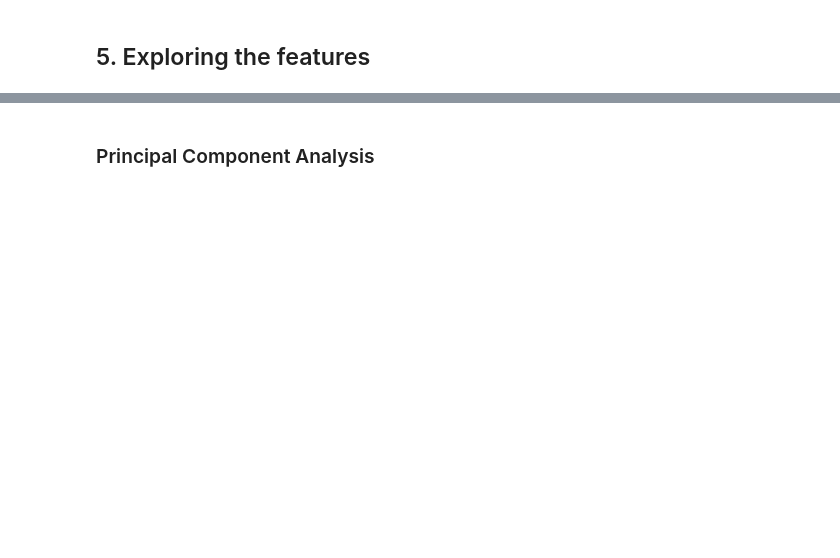
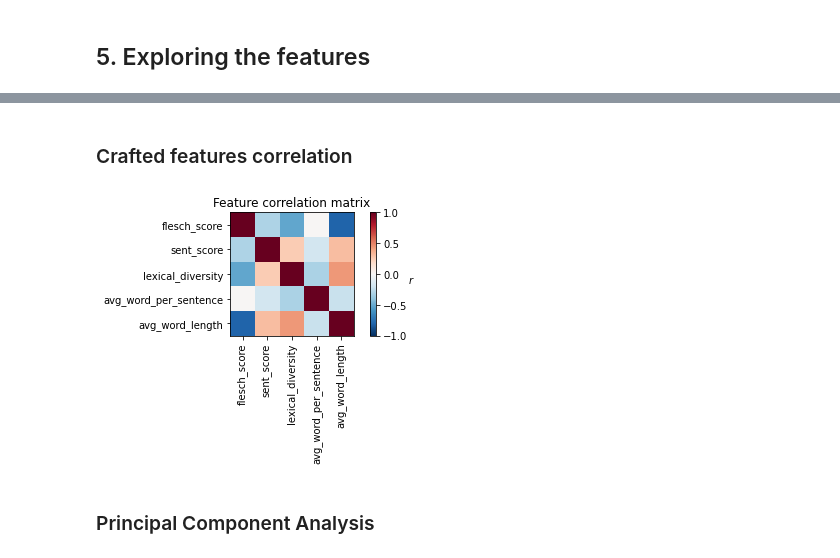
Before and after one commit to mkorob/AI_Authorship_Attribution, a Jupyter notebook: src/gpt-who.ipynb, the cells around one changed output, grey strips where cells are left out. Drawn from its saved outputs; the diff is of its cells as text; code cells hidden in the pictures; blank space fills up the shorter version.

```diff
--- a/src/gpt-who.ipynb
+++ b/src/gpt-who.ipynb
@@ -383,2 +431,28 @@ predictions_LR = run_classifier(X_train, y_train, X_val, y_val, clf)
+# %% [markdown]
+### Crafted features correlation
+# %%
+from sklearn.preprocessing import StandardScaler
+import matplotlib.pyplot as plt
+feature_names = colnames_reg.values.tolist()
+
+ax = plt.axes()
+
+target_features = ['flesch_score', 'sent_score', 'lexical_diversity', 'avg_word_per_sentence', 'avg_word_length']
+assert [f for f in X_train_df.columns if not f.startswith('punct_') and not f.startswith('word_') and not f.startswith('pos_') and not f.startswith('stop_')] == target_features
+
+
+
+
+im = ax.imshow(np.corrcoef(X_train_df[target_features].T), cmap="RdBu_r", vmin=-1, vmax=1)
+ax.set_xticks(list(range(len(target_features))))
+ax.set_xticklabels(target_features, rotation=90)
+ax.set_yticks(list(range(len(target_features))))
+ax.set_yticklabels(list(target_features))
+
+plt.colorbar(im).ax.set_ylabel("$r$", rotation=0)
+ax.set_title("Feature correlation matrix")
+plt.tight_layout()
+# %% [output]
+[figure, added]
 # %% [markdown]
 ### Principal Component Analysis
```
Also changed, not shown: parts of 18 cells of this notebook.
